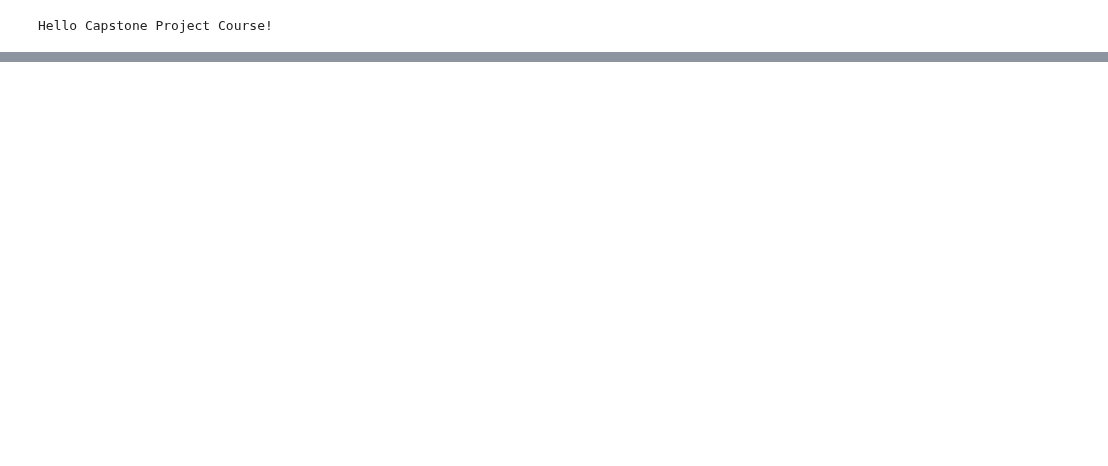
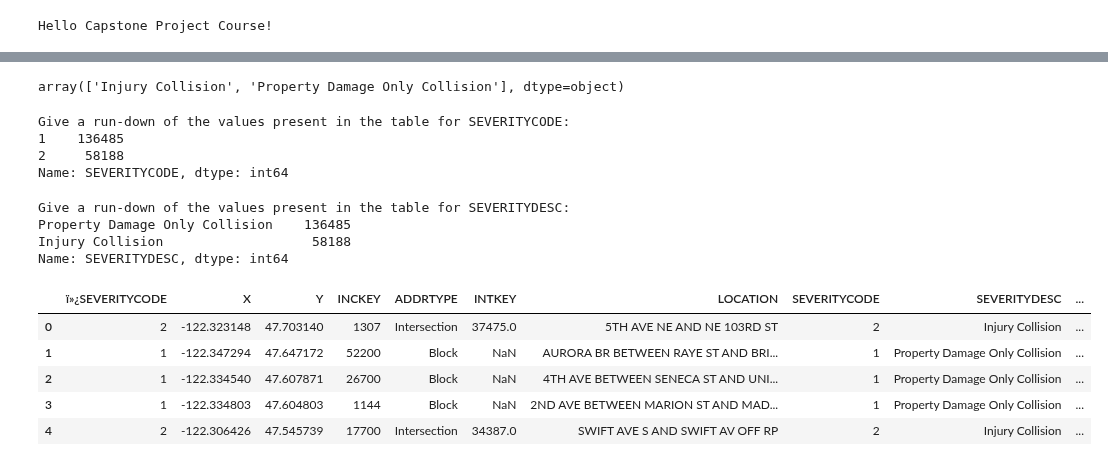
Before and after one commit to roysantu2002/Coursera_Capstone, a Jupyter notebook: Coursera_Capstone.ipynb, the cells around one changed output, grey strips where cells are left out. Cells and saved outputs as stored; diff of their text form; code cells hidden in the pictures; blank space fills up the shorter version.

```diff
--- a/Coursera_Capstone.ipynb
+++ b/Coursera_Capstone.ipynb
@@ -17,0 +56,42 @@ severity_code = data_df['SEVERITYCODE'].values
+# %%
+data_df['SEVERITYDESC'].unique()
+# %% [output]
+array(['Injury Collision', 'Property Damage Only Collision'], dtype=object)
+# %%
+#Check for and remove any rows with SEVERITYCODE = "0"
+#Before removal get the total count of SEVERITYCODE
+print("Give a run-down of the values present in the table for SEVERITYCODE:")
+print(data_df["SEVERITYCODE"].value_counts())
+# %% [output]
+Give a run-down of the values present in the table for SEVERITYCODE:
+1    136485
+2     58188
+Name: SEVERITYCODE, dtype: int64
+# %%
+#Check for and remove any rows with SEVERITYDESC = "Unknown"
+#Before removal get the total count of SEVERITYDESC
+print("Give a run-down of the values present in the table for SEVERITYDESC:")
+print(data_df["SEVERITYDESC"].value_counts())
+# %% [output]
+Give a run-down of the values present in the table for SEVERITYDESC:
+Property Damage Only Collision    136485
+Injury Collision                   58188
+Name: SEVERITYDESC, dtype: int64
+# %%
+#drop unwanted columns
+
+# col_set = ["SEVERITYCODE", "SEVERITYDESC", "SPEEDING","ROADCOND", "WEATHER", "ROADCOND", "LIGHTCOND", "INATTENTIONIND"]
+# data_df = data_df[col_set]
+
+drop_cols = ['OBJECTID', 'COLDETKEY', 'REPORTNO', 'STATUS', 'EXCEPTRSNCODE', 'EXCEPTRSNDESC', 'INCDATE', 'SDOTCOLNUM', 'ST_COLCODE']
+
+data_df_01 = data_df.drop(columns=drop_cols)
+
+data_df_01.head()
+# %% [output]
+|  | ï»¿SEVERITYCODE | X | Y | INCKEY | ADDRTYPE | INTKEY | LOCATION | SEVERITYCODE | SEVERITYDESC | ... |
+| 0 | 2 | -122.323148 | 47.703140 | 1307 | Intersection | 37475.0 | 5TH AVE NE AND NE 103RD ST | 2 | Injury Collision | ... |
+| 1 | 1 | -122.347294 | 47.647172 | 52200 | Block | NaN | AURORA BR BETWEEN RAYE ST AND BRI... | 1 | Property Damage Only Collision | ... |
+| 2 | 1 | -122.334540 | 47.607871 | 26700 | Block | NaN | 4TH AVE BETWEEN SENECA ST AND UNI... | 1 | Property Damage Only Collision | ... |
+| 3 | 1 | -122.334803 | 47.604803 | 1144 | Block | NaN | 2ND AVE BETWEEN MARION ST AND MAD... | 1 | Property Damage Only Collision | ... |
+| 4 | 2 | -122.306426 | 47.545739 | 17700 | Intersection | 34387.0 | SWIFT AVE S AND SWIFT AV OFF RP | 2 | Injury Collision | ... |
```
Also changed, not shown: parts of 18 cells of this notebook, 1 other file.
